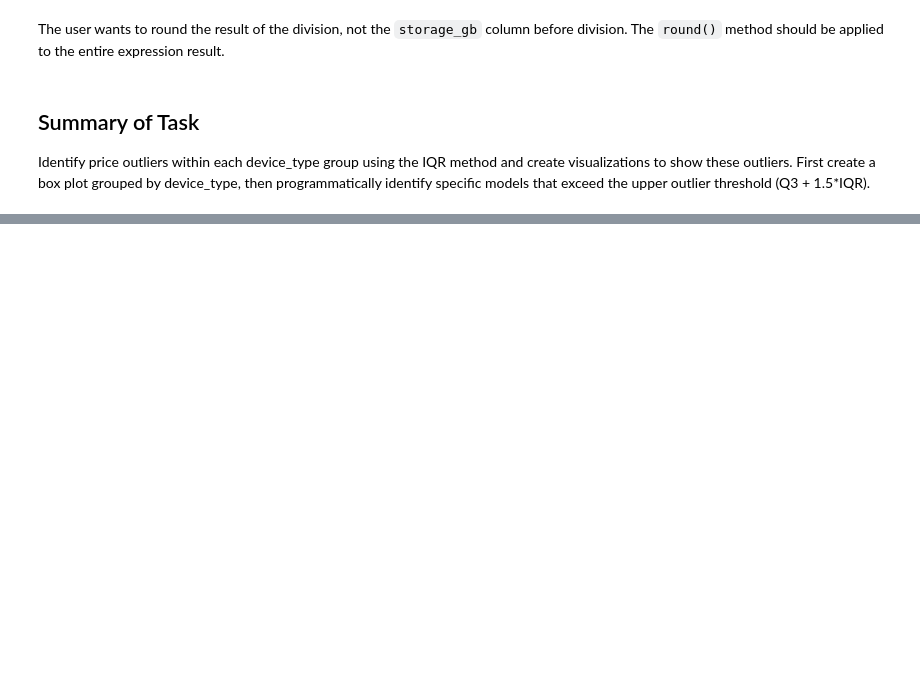
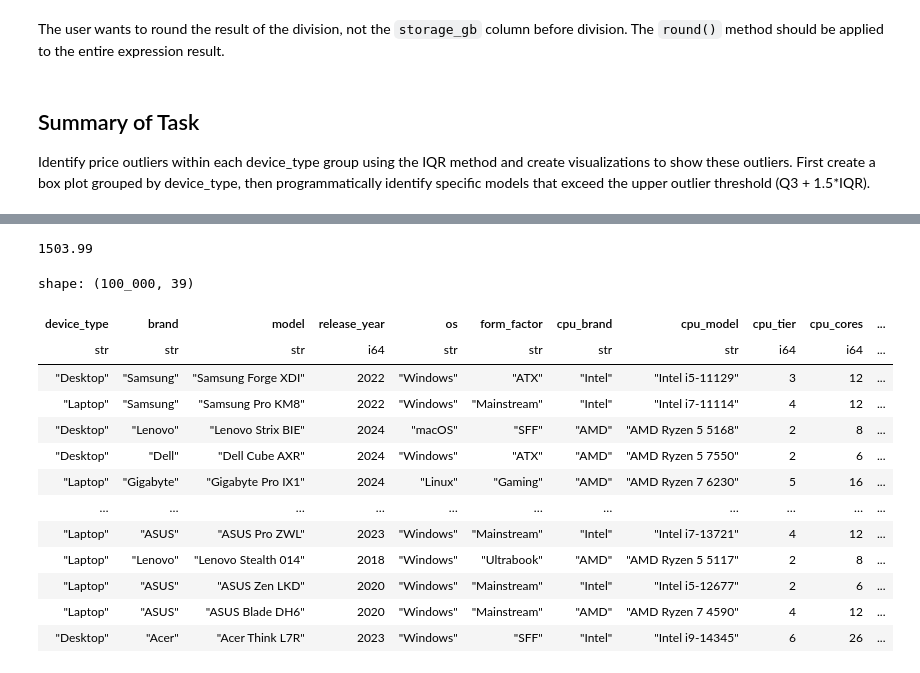
Before and after one commit to ZygimantasB/polars_library, a Jupyter notebook: kaggle/All Computer Prices.ipynb, the cells around one changed output, grey strips where cells are left out. Drawn from its saved outputs; the diff is of its cells as text; code cells hidden in the pictures; blank space fills up the shorter version.

```diff
--- a/kaggle/All Computer Prices.ipynb
+++ b/kaggle/All Computer Prices.ipynb
@@ -485,0 +508,11 @@ df.to_dummies(drop_first=True, drop_nulls=True)
+# %%
+price_data = df.select([
+    pl.col('price').min().alias('min_price'),
+    pl.col('price').quantile(0.25).alias('Q1'),
+    pl.col('price').median().alias('median_price'),
+    pl.col('price').max().alias('max_price'),
+    pl.col('price').quantile(0.75).alias('Q3'),
+    pl.col('price').mean().alias('mean_price'),
+])
+
+price_data
@@ -485,0 +524,45 @@ df.to_dummies(drop_first=True, drop_nulls=True)
+# %%
+price_data['Q1'].item()
+# %% [output]
+1503.99
+# %%
+df = df.with_columns(
+    pl.when(pl.col('price') < price_data['Q1'].item())
+    .then(pl.lit('Budget'))
+    .when((pl.col('price') >= price_data['Q1'].item()) & (pl.col('price') < price_data['median_price'].item()))
+    .then(pl.lit('Medium'))
+    .when((pl.col('price') >= price_data['median_price'].item()) & (pl.col('price') < price_data['Q3'].item()))
+    .then(pl.lit('Premium'))
+    .when(pl.col('price') >= price_data['Q3'].item())
+    .then(pl.lit('High-end'))
+    .alias('price_category')
+)
+# %%
+price_hints = [
+    price_data['Q1'].item(),
+    price_data['median_price'].item(),
+    price_data['Q3'].item(),
+]
+categorical_labels = ['Budget', 'Medium', 'Premium', 'High-end']
+
+df.with_columns(
+    pl.col('price').cut(
+        breaks=price_hints,
+        labels=categorical_labels
+    ).alias('price_category')
+)
+# %% [output]
+shape: (100_000, 39)
+| device_type | brand | model | release_year | os | form_factor | cpu_brand | cpu_model | cpu_tier | cpu_cores | ... |
+| str | str | str | i64 | str | str | str | str | i64 | i64 | ... |
+| "Desktop" | "Samsung" | "Samsung Forge XDI" | 2022 | "Windows" | "ATX" | "Intel" | "Intel i5-11129" | 3 | 12 | ... |
+| "Laptop" | "Samsung" | "Samsung Pro KM8" | 2022 | "Windows" | "Mainstream" | "Intel" | "Intel i7-11114" | 4 | 12 | ... |
+| "Desktop" | "Lenovo" | "Lenovo Strix BIE" | 2024 | "macOS" | "SFF" | "AMD" | "AMD Ryzen 5 5168" | 2 | 8 | ... |
+| "Desktop" | "Dell" | "Dell Cube AXR" | 2024 | "Windows" | "ATX" | "AMD" | "AMD Ryzen 5 7550" | 2 | 6 | ... |
+| "Laptop" | "Gigabyte" | "Gigabyte Pro IX1" | 2024 | "Linux" | "Gaming" | "AMD" | "AMD Ryzen 7 6230" | 5 | 16 | ... |
+| … | … | … | … | … | … | … | … | … | … | ... |
+| "Laptop" | "ASUS" | "ASUS Pro ZWL" | 2023 | "Windows" | "Mainstream" | "Intel" | "Intel i7-13721" | 4 | 12 | ... |
+| "Laptop" | "Lenovo" | "Lenovo Stealth 014" | 2018 | "Windows" | "Ultrabook" | "AMD" | "AMD Ryzen 5 5117" | 2 | 8 | ... |
+| "Laptop" | "ASUS" | "ASUS Zen LKD" | 2020 | "Windows" | "Mainstream" | "Intel" | "Intel i5-12677" | 2 | 6 | ... |
+| "Laptop" | "ASUS" | "ASUS Blade DH6" | 2020 | "Windows" | "Mainstream" | "AMD" | "AMD Ryzen 7 4590" | 4 | 12 | ... |
+| "Desktop" | "Acer" | "Acer Think L7R" | 2023 | "Windows" | "SFF" | "Intel" | "Intel i9-14345" | 6 | 26 | ... |
```
Also changed, not shown: parts of 2 cells of this notebook.
